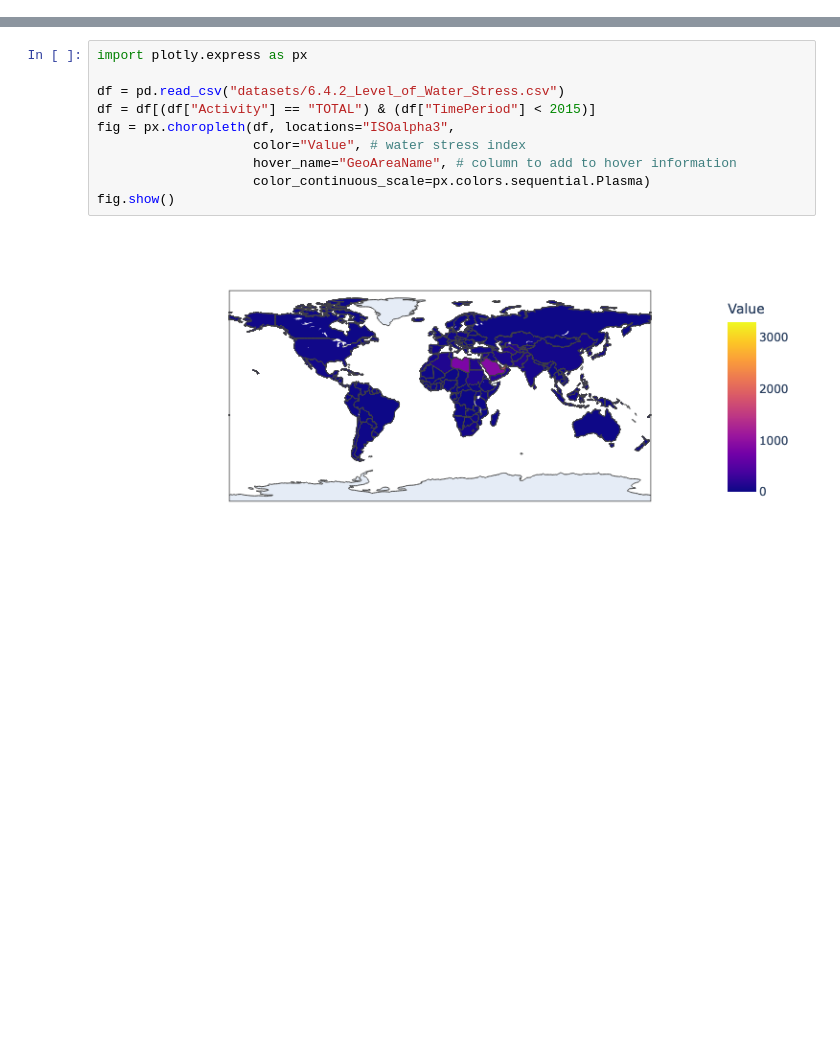
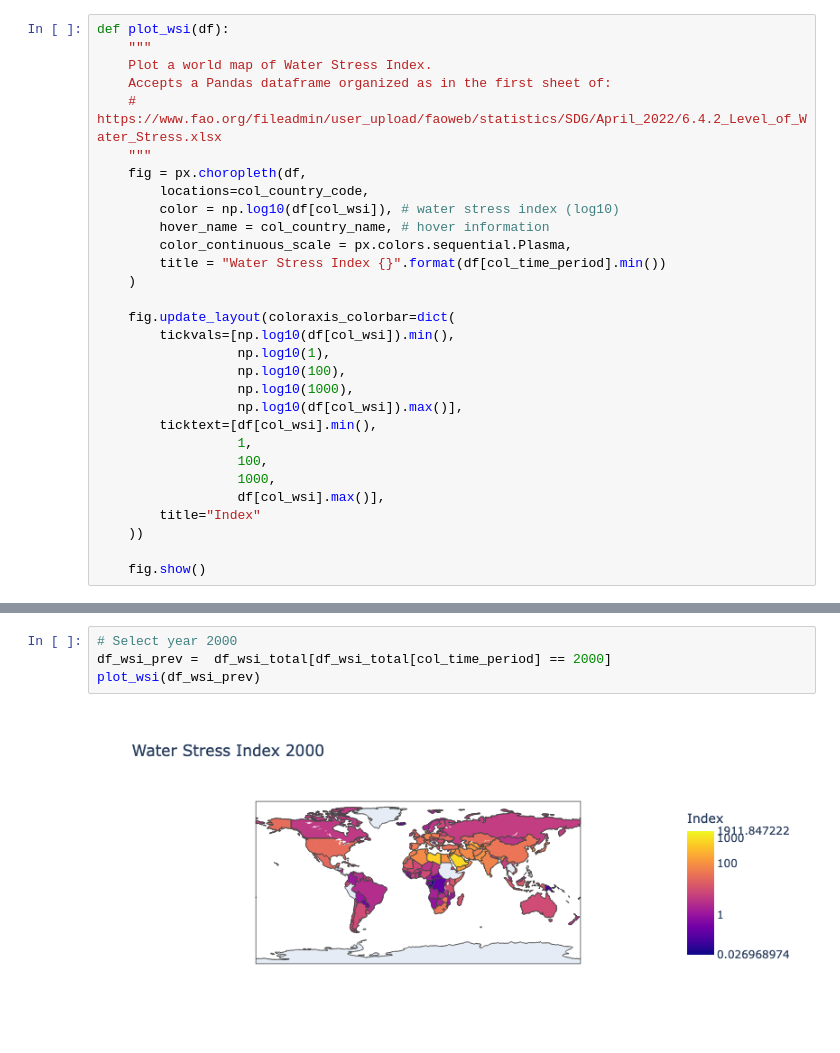
Before and after one commit to marco-piccolino/water-scarcity, a Jupyter notebook: appendix-d.ipynb, the cells around one changed output, grey strips where cells are left out. Cells and saved outputs as stored; diff of their text form; blank space fills up the shorter version.

```diff
--- a/appendix-d.ipynb
+++ b/appendix-d.ipynb
@@ -45,0 +34,30 @@ print(df['Value'].max())
+# %%
+def plot_wsi(df):
+    """
+    Plot a world map of Water Stress Index.
+    Accepts a Pandas dataframe organized as in the first sheet of:
+    # https://www.fao.org/fileadmin/user_upload/faoweb/statistics/SDG/April_2022/6.4.2_Level_of_Water_Stress.xlsx
+    """
+    fig = px.choropleth(df,
+        locations=col_country_code,
+        color = np.log10(df[col_wsi]), # water stress index (log10)
+        hover_name = col_country_name, # hover information
+        color_continuous_scale = px.colors.sequential.Plasma,
+        title = "Water Stress Index {}".format(df[col_time_period].min())
+    )
+
+    fig.update_layout(coloraxis_colorbar=dict(
+        tickvals=[np.log10(df[col_wsi]).min(),
+                  np.log10(1),
+                  np.log10(100),
+                  np.log10(1000),
+                  np.log10(df[col_wsi]).max()],
+        ticktext=[df[col_wsi].min(),
+                  1,
+                  100,
+                  1000,
+                  df[col_wsi].max()],
+        title="Index"
+    ))
+
+    fig.show()
@@ -46,12 +72,6 @@ print(df['Value'].max())
 # %%
-import plotly.express as px
-
-df = pd.read_csv("datasets/6.4.2_Level_of_Water_Stress.csv")
-df = df[(df["Activity"] == "TOTAL") & (df["TimePeriod"] < 2015)]
-fig = px.choropleth(df, locations="ISOalpha3",
-                    color="Value", # water stress index
-                    hover_name="GeoAreaName", # column to add to hover information
-                    color_continuous_scale=px.colors.sequential.Plasma)
-fig.show()
+# Select year 2000
+df_wsi_prev =  df_wsi_total[df_wsi_total[col_time_period] == 2000]
+plot_wsi(df_wsi_prev)
 # %% [output]
-[figure, old version]
+[figure, new version]
```
Also changed, not shown: parts of 10 cells of this notebook.
